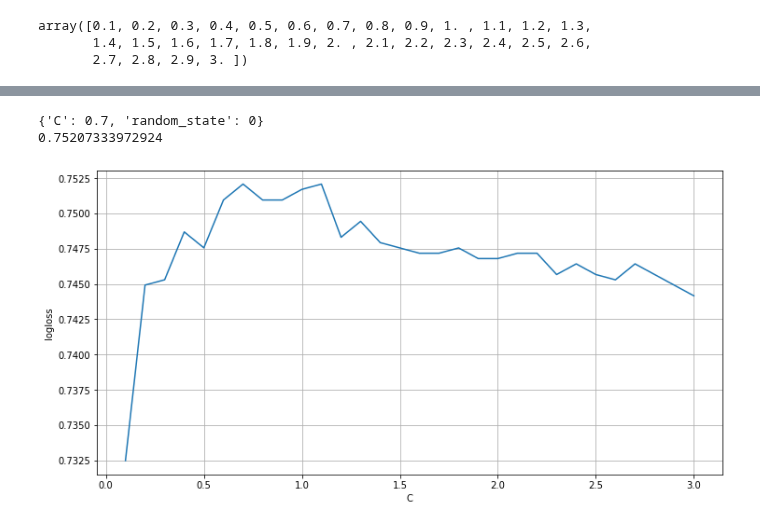
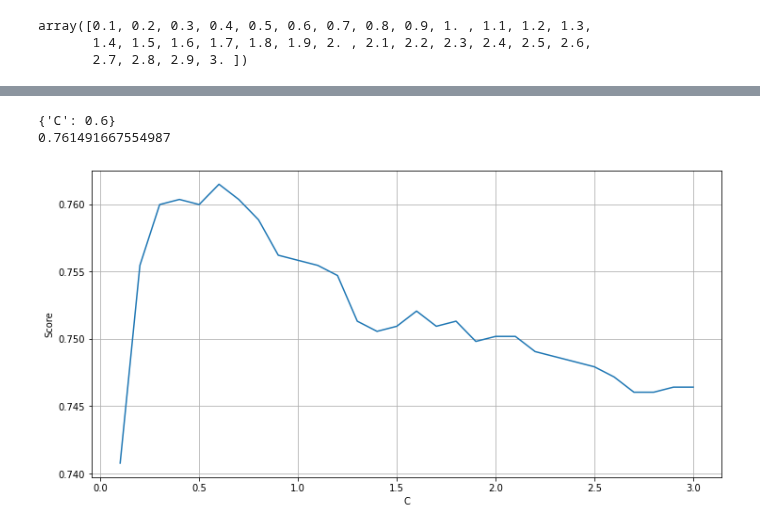
Before and after one commit to bachhvu/Policy-NLP, a Jupyter notebook: Model_Development.ipynb, the cells around one changed output, grey strips where cells are left out. Saved outputs shown, nothing was run; the diff lists cells and outputs as text; code cells hidden in the pictures.

```diff
--- a/Model_Development.ipynb
+++ b/Model_Development.ipynb
@@ -68,7 +70,7 @@ for index, value in enumerate(segments['category_name'].value_counts(normalize=T
 [figure]
 # %%
 # create the object of tfid vectorizer
-tfid_vectorizer = TfidfVectorizer("english")
+tfid_vectorizer = TfidfVectorizer("english", ngram_range=(1,2), min_df=5, max_df=0.7, use_idf=True)
 # fit the vectorizer using the text data
 tfid = tfid_vectorizer.fit(segments['segments'])
 # collect the vocabulary items used in the vectorizer
@@ -109,5 +125,5 @@ array([0.1, 0.2, 0.3, 0.4, 0.5, 0.6, 0.7, 0.8, 0.9, 1. , 1.1, 1.2, 1.3,
 # %%
 kf = KFold(n_splits=5, random_state=0, shuffle=False)
 params = {'C': alpha_list,
-          'random_state': [0]}
+          }
 # %%
@@ -117,0 +134,16 @@ array([0.75706215, 0.77589454, 0.7306968 , 0.74576271, 0.7490566 ])
+# %%
+base_preds = classifier.fit(segments_train, targets_train).predict(segments_test)
+labels = segments['category_name'].unique()
+cm = confusion_matrix(targets_test.astype(str), base_preds.astype(str), labels)
+cm = cm.astype('float') / cm.sum(axis=1)[:, np.newaxis]
+plt.rcParams['figure.figsize'] = (20, 10)
+ax= plt.subplot()
+sns.heatmap(cm, annot=True, fmt='.2f', cmap='Blues', cbar=True, ax = ax)
+ax.set_xticklabels([''] + labels, rotation=90)
+ax.set_yticklabels([''] + labels, rotation=0)
+ax.set_xlabel('Predicted labels')
+ax.set_ylabel('True labels')
+plt.show()
+
+#Quick diagnostics
+print(classification_report(targets_test.astype(str),base_preds.astype(str)))
@@ -120,22 +170,22 @@ grid_no_up = GridSearchCV(classifier, param_grid=params, cv=kf).fit(segments_tra
 print(grid_no_up.best_params_)
 print(grid_no_up.best_score_)
 # %% [output]
-{'C': 0.7, 'random_state': 0}
-0.75207333972924
+{'C': 0.6}
+0.761491667554987
 # %%
 results = pd.DataFrame()
 # collect parameter list
 results['alpha'] = grid_no_up.cv_results_['param_C'].data
 # collect test scores
 results['score'] = grid_no_up.cv_results_['mean_test_score'].data
 
 plt.rcParams['figure.figsize'] = (12.0, 6.0)
 plt.plot(results['alpha'], results['score'])
 plt.xlabel('C')
-plt.ylabel('logloss')
+plt.ylabel('Score')
 plt.grid()
 # %% [output]
-[figure, old version]
+[figure, new version]
 # %%
 grid_no_up_preds = grid_no_up.best_estimator_.predict(segments_test)
 labels = segments['category_name'].unique()
```
Also changed, not shown: parts of 19 cells of this notebook.
